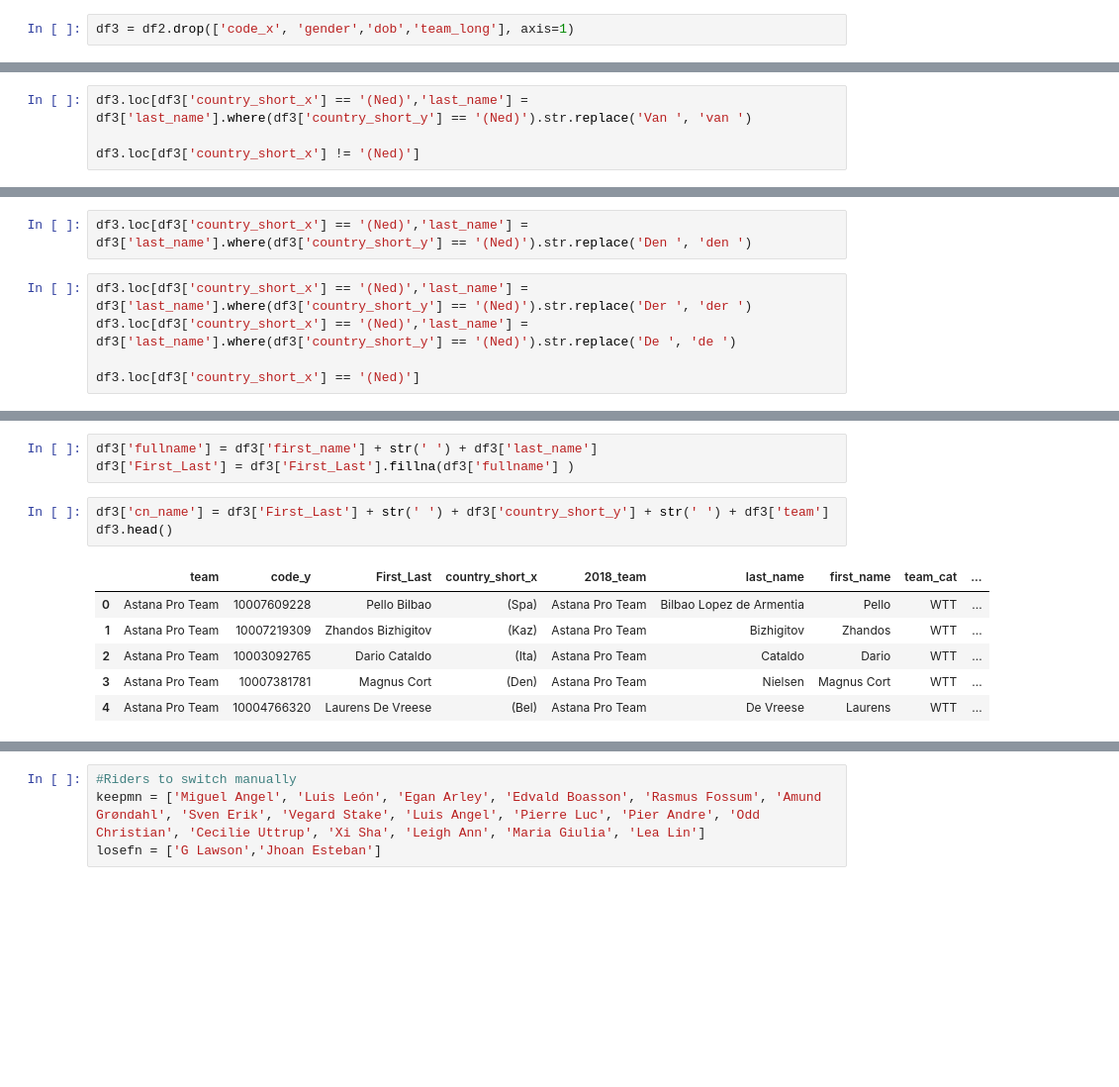
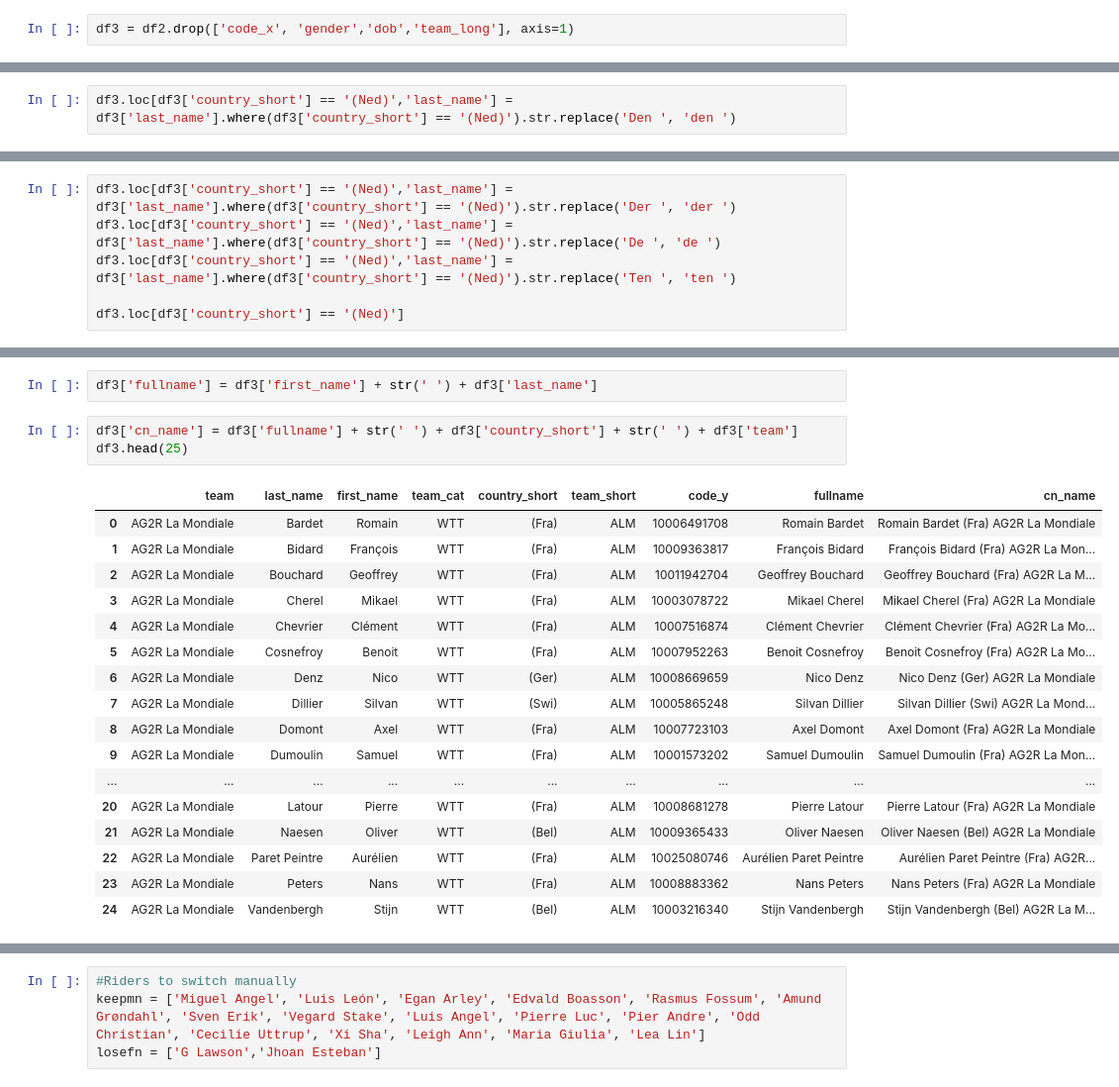
Before and after one commit to lweislo/cycling-project, a Jupyter notebook: season_macros/New Season Macro.ipynb, the cells around one changed output, grey strips where cells are left out. Shown: that part at 99% size. Saved outputs shown, nothing was run; the diff lists cells and outputs as text; blank space fills up the shorter version.

```diff
--- a/season_macros/New Season Macro.ipynb
+++ b/season_macros/New Season Macro.ipynb
@@ -52,4 +90,2 @@ df3['last_name'] = df3['last_name'].str.replace(' De ', ' de ')
 # %%
-df3.loc[df3['country_short_x'] == '(Ned)','last_name'] = df3['last_name'].where(df3['country_short_y'] == '(Ned)').str.replace('Van ', 'van ')
-
-df3.loc[df3['country_short_x'] != '(Ned)']
+df3.loc[df3['country_short'] == '(Ned)','last_name'] = df3['last_name'].where(df3['country_short'] == '(Ned)').str.replace('Den ', 'den ')
@@ -75,8 +92,7 @@ df3.loc[df3['country_short_x'] != '(Ned)']
-# %%
-df3.loc[df3['country_short_x'] == '(Ned)','last_name'] = df3['last_name'].where(df3['country_short_y'] == '(Ned)').str.replace('Den ', 'den ')
 # %%
-df3.loc[df3['country_short_x'] == '(Ned)','last_name'] = df3['last_name'].where(df3['country_short_y'] == '(Ned)').str.replace('Der ', 'der ')
-df3.loc[df3['country_short_x'] == '(Ned)','last_name'] = df3['last_name'].where(df3['country_short_y'] == '(Ned)').str.replace('De ', 'de ')
+df3.loc[df3['country_short'] == '(Ned)','last_name'] = df3['last_name'].where(df3['country_short'] == '(Ned)').str.replace('Der ', 'der ')
+df3.loc[df3['country_short'] == '(Ned)','last_name'] = df3['last_name'].where(df3['country_short'] == '(Ned)').str.replace('De ', 'de ')
+df3.loc[df3['country_short'] == '(Ned)','last_name'] = df3['last_name'].where(df3['country_short'] == '(Ned)').str.replace('Ten ', 'ten ')
 
-df3.loc[df3['country_short_x'] == '(Ned)']
+df3.loc[df3['country_short'] == '(Ned)']
 # %% [output]
@@ -101,16 +117,26 @@ df3.loc[df3['country_short_x'] == '(Ned)']
 # %%
 df3['fullname'] = df3['first_name'] + str(' ') + df3['last_name']
-df3['First_Last'] = df3['First_Last'].fillna(df3['fullname'] )
 # %%
-df3['cn_name'] = df3['First_Last'] + str(' ') + df3['country_short_y'] + str(' ') + df3['team']
-df3.head()
+df3['cn_name'] = df3['fullname'] + str(' ') + df3['country_short'] + str(' ') + df3['team']
+df3.head(25)
 # %% [output]
-|  | team | code_y | First_Last | country_short_x | 2018_team | last_name | first_name | team_cat | ... |
-| 0 | Astana Pro Team | 10007609228 | Pello Bilbao | (Spa) | Astana Pro Team | Bilbao Lopez de Armentia | Pello | WTT | ... |
-| 1 | Astana Pro Team | 10007219309 | Zhandos Bizhigitov | (Kaz) | Astana Pro Team | Bizhigitov | Zhandos | WTT | ... |
-| 2 | Astana Pro Team | 10003092765 | Dario Cataldo | (Ita) | Astana Pro Team | Cataldo | Dario | WTT | ... |
-| 3 | Astana Pro Team | 10007381781 | Magnus Cort | (Den) | Astana Pro Team | Nielsen | Magnus Cort | WTT | ... |
-| 4 | Astana Pro Team | 10004766320 | Laurens De Vreese | (Bel) | Astana Pro Team | De Vreese | Laurens | WTT | ... |
+|  | team | last_name | first_name | team_cat | country_short | team_short | code_y | fullname | cn_name |
+| 0 | AG2R La Mondiale | Bardet | Romain | WTT | (Fra) | ALM | 10006491708 | Romain Bardet | Romain Bardet (Fra) AG2R La Mondiale |
+| 1 | AG2R La Mondiale | Bidard | François | WTT | (Fra) | ALM | 10009363817 | François Bidard | François Bidard (Fra) AG2R La Mon... |
+| 2 | AG2R La Mondiale | Bouchard | Geoffrey | WTT | (Fra) | ALM | 10011942704 | Geoffrey Bouchard | Geoffrey Bouchard (Fra) AG2R La M... |
+| 3 | AG2R La Mondiale | Cherel | Mikael | WTT | (Fra) | ALM | 10003078722 | Mikael Cherel | Mikael Cherel (Fra) AG2R La Mondiale |
+| 4 | AG2R La Mondiale | Chevrier | Clément | WTT | (Fra) | ALM | 10007516874 | Clément Chevrier | Clément Chevrier (Fra) AG2R La Mo... |
+| 5 | AG2R La Mondiale | Cosnefroy | Benoit | WTT | (Fra) | ALM | 10007952263 | Benoit Cosnefroy | Benoit Cosnefroy (Fra) AG2R La Mo... |
+| 6 | AG2R La Mondiale | Denz | Nico | WTT | (Ger) | ALM | 10008669659 | Nico Denz | Nico Denz (Ger) AG2R La Mondiale |
+| 7 | AG2R La Mondiale | Dillier | Silvan | WTT | (Swi) | ALM | 10005865248 | Silvan Dillier | Silvan Dillier (Swi) AG2R La Mond... |
+| 8 | AG2R La Mondiale | Domont | Axel | WTT | (Fra) | ALM | 10007723103 | Axel Domont | Axel Domont (Fra) AG2R La Mondiale |
+| 9 | AG2R La Mondiale | Dumoulin | Samuel | WTT | (Fra) | ALM | 10001573202 | Samuel Dumoulin | Samuel Dumoulin (Fra) AG2R La Mon... |
+| ... | ... | ... | ... | ... | ... | ... | ... | ... | ... |
+| 20 | AG2R La Mondiale | Latour | Pierre | WTT | (Fra) | ALM | 10008681278 | Pierre Latour | Pierre Latour (Fra) AG2R La Mondiale |
+| 21 | AG2R La Mondiale | Naesen | Oliver | WTT | (Bel) | ALM | 10009365433 | Oliver Naesen | Oliver Naesen (Bel) AG2R La Mondiale |
+| 22 | AG2R La Mondiale | Paret Peintre | Aurélien | WTT | (Fra) | ALM | 10025080746 | Aurélien Paret Peintre | Aurélien Paret Peintre (Fra) AG2R... |
+| 23 | AG2R La Mondiale | Peters | Nans | WTT | (Fra) | ALM | 10008883362 | Nans Peters | Nans Peters (Fra) AG2R La Mondiale |
+| 24 | AG2R La Mondiale | Vandenbergh | Stijn | WTT | (Bel) | ALM | 10003216340 | Stijn Vandenbergh | Stijn Vandenbergh (Bel) AG2R La M... |
 # %%
 df3['len_last'] = (df3['last_name'].str.split(' '))
 df3['lnwild'] = ''
```
Also changed, not shown: parts of 32 cells of this notebook, 16 other files.
